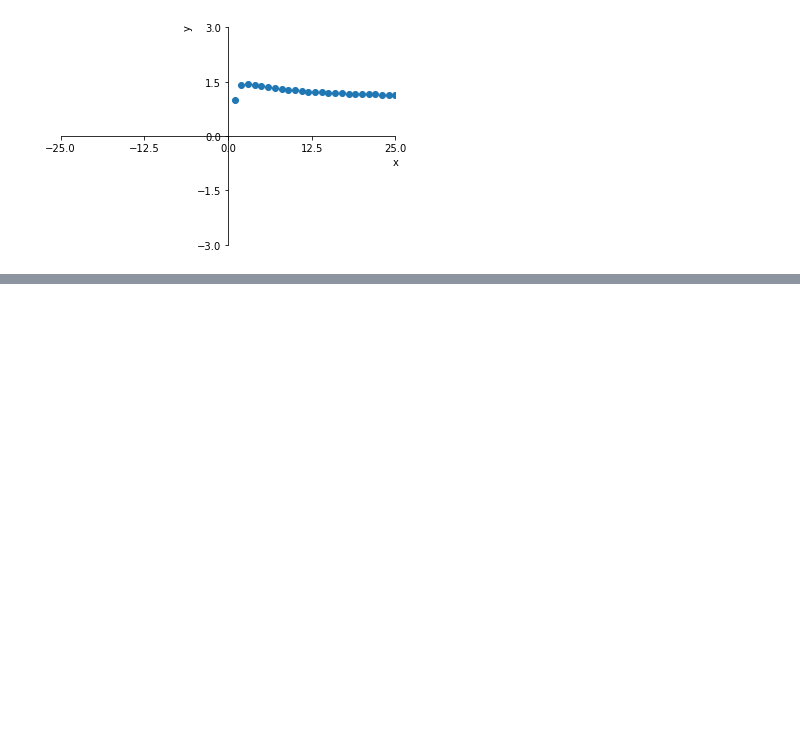
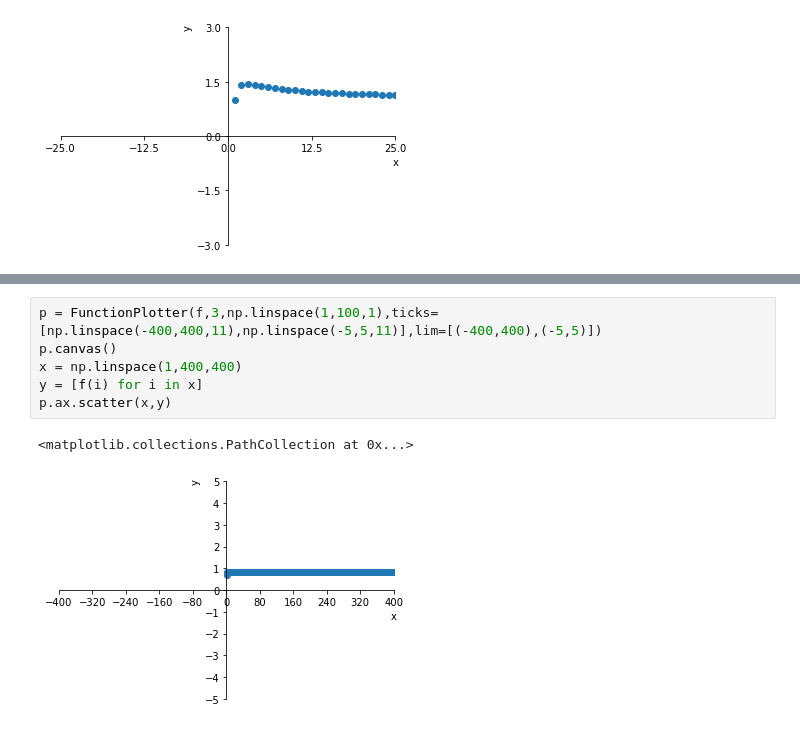
Before and after one commit to Zhurp2020/NLP-from-scratch, a Jupyter notebook: Thomas Calculus/Chapter 10 code.ipynb, the cells around one changed output, grey strips where cells are left out. Saved outputs shown, nothing was run; the diff lists cells and outputs as text; blank space fills up the shorter version.

```diff
--- a/Thomas Calculus/Chapter 10 code.ipynb
+++ b/Thomas Calculus/Chapter 10 code.ipynb
@@ -87,0 +132,9 @@ plt.sca
+# %%
+p = FunctionPlotter(f,3,np.linspace(1,100,1),ticks=[np.linspace(-400,400,11),np.linspace(-5,5,11)],lim=[(-400,400),(-5,5)])
+p.canvas()
+x = np.linspace(1,400,400)
+y = [f(i) for i in x]
+p.ax.scatter(x,y)
+# %% [output]
+<matplotlib.collections.PathCollection at 0x...>
+[figure, added]
```
Also changed, not shown: parts of 6 cells of this notebook, 2 other files.
